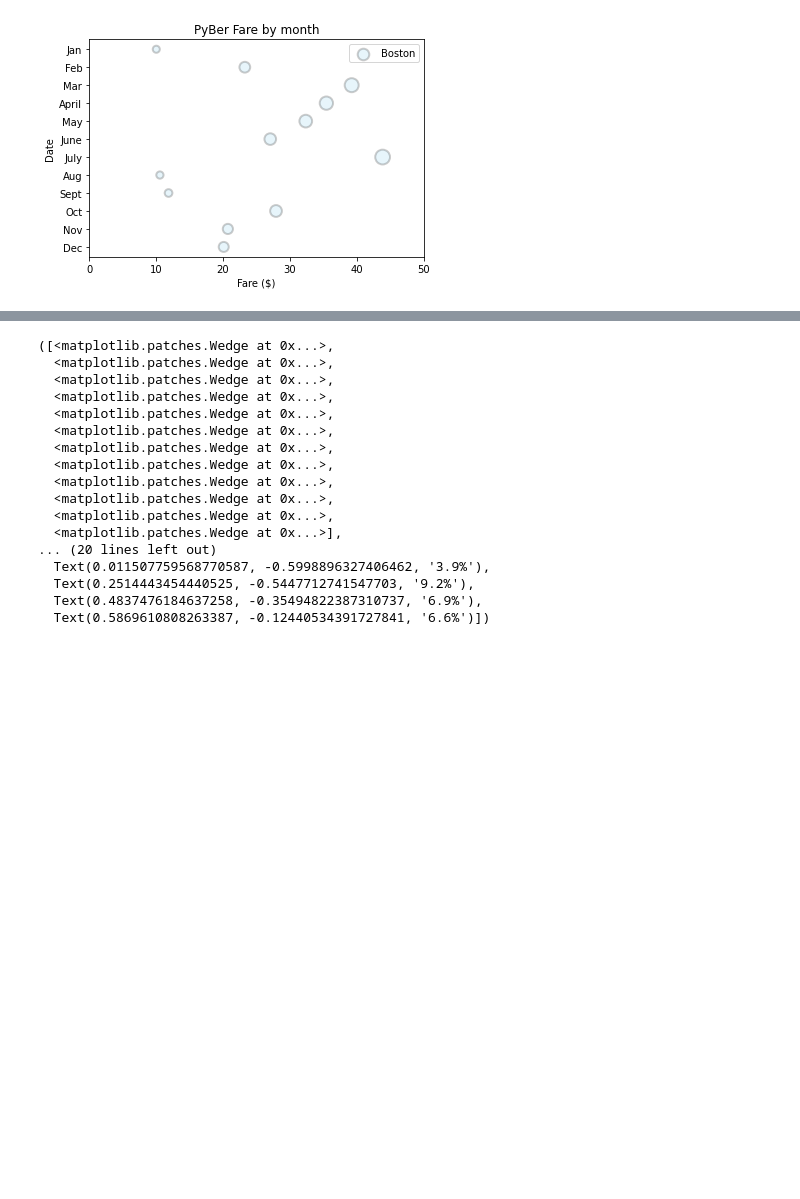
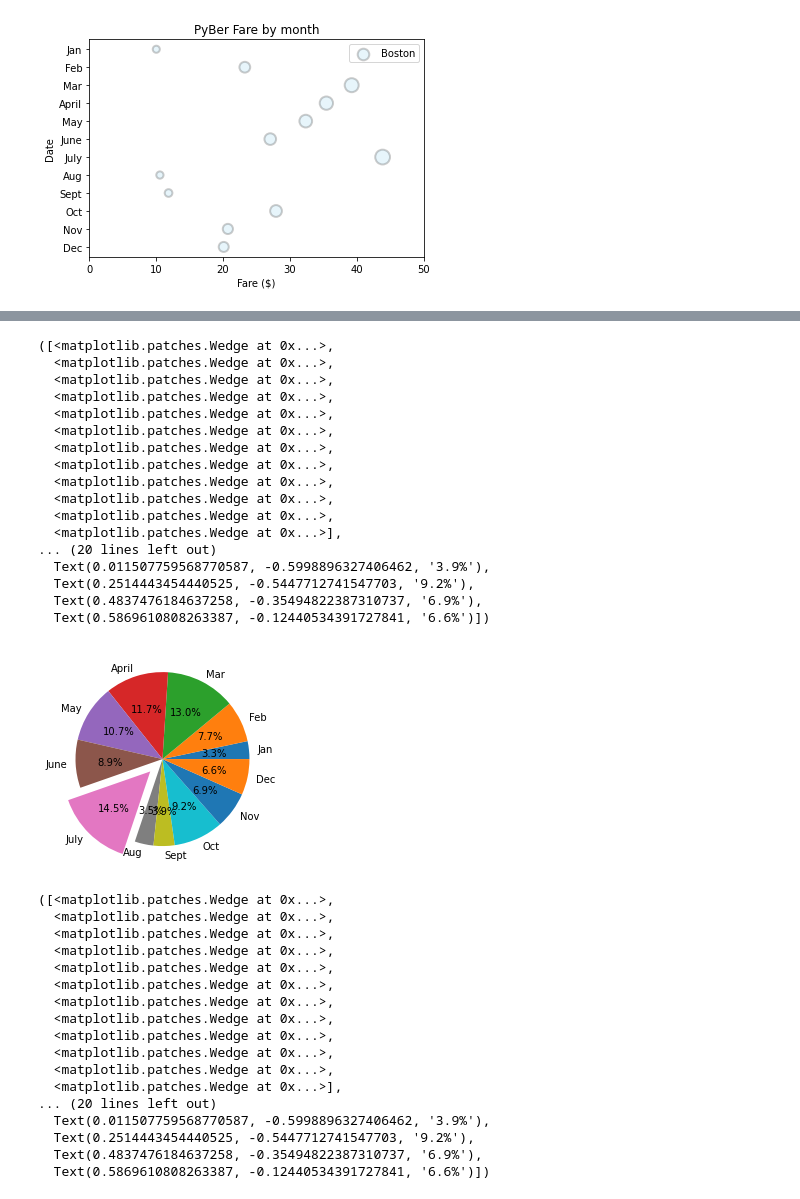
Before and after one commit to stephenanayashilliard/PyBer_Analysis, a Jupyter notebook: matplotlib_practice.ipynb, the cells around one changed output, grey strips where cells are left out. Saved outputs shown, nothing was run; the diff lists cells and outputs as text; code cells hidden in the pictures; blank space fills up the shorter version.

```diff
--- a/matplotlib_practice.ipynb
+++ b/matplotlib_practice.ipynb
@@ -235 +348,28 @@ ax.legend()
+# %%
+# Let's make this chart more impactful by adding some bling. We have a few options with pie charts:
+# we can add percentages to the wedges, add specific colors, and explode or "pop out" one or more wedges.
+# Let's add percentages for each month and "explode" the largest percentage, which is July, the seventh value in the x_axis.
+# The "explode" parameter will offset the indicated wedge by a fraction of the radius,
+# where "0" is zero distance from the center of the pie, and "1" is completely outside the diameter of the pie.
+explode_values = (0, 0, 0, 0, 0, 0, 0.2, 0, 0, 0, 0, 0)
+plt.pie(y_axis, explode=explode_values, labels=x_axis, autopct='%.1f%%')
+# %% [output]
+([<matplotlib.patches.Wedge at 0x...>,
+  <matplotlib.patches.Wedge at 0x...>,
+  <matplotlib.patches.Wedge at 0x...>,
+  <matplotlib.patches.Wedge at 0x...>,
+  <matplotlib.patches.Wedge at 0x...>,
+  <matplotlib.patches.Wedge at 0x...>,
+  <matplotlib.patches.Wedge at 0x...>,
+  <matplotlib.patches.Wedge at 0x...>,
+  <matplotlib.patches.Wedge at 0x...>,
+  <matplotlib.patches.Wedge at 0x...>,
+  <matplotlib.patches.Wedge at 0x...>,
+  <matplotlib.patches.Wedge at 0x...>],
+... (20 lines left out)
+  Text(0.011507759568770587, -0.5998896327406462, '3.9%'),
+  Text(0.2514443454440525, -0.5447712741547703, '9.2%'),
+  Text(0.4837476184637258, -0.35494822387310737, '6.9%'),
+  Text(0.5869610808263387, -0.12440534391727841, '6.6%')])
+[figure, added]
 # %%
```
Also changed, not shown: parts of 43 cells of this notebook.
